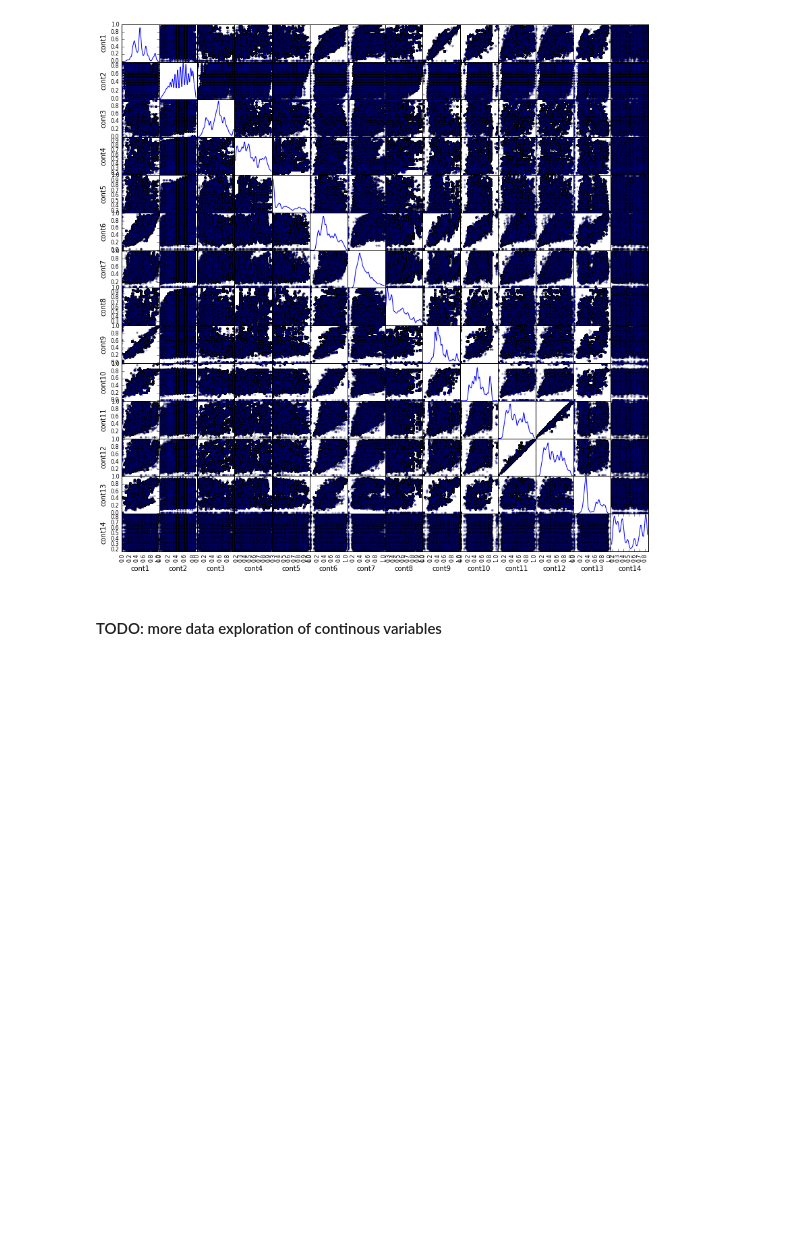
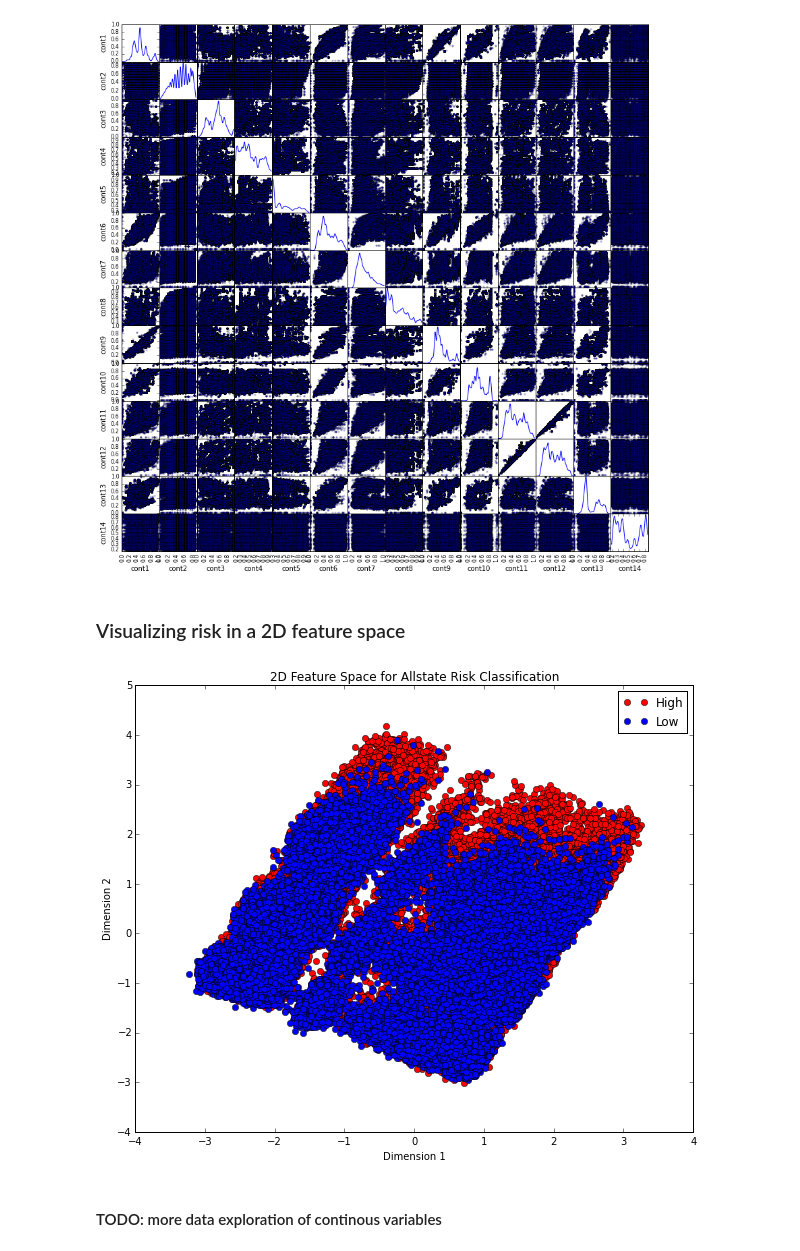
Before and after one commit to jtpdowns/AllstateChallenge, a Jupyter notebook: Allstate - Regression.ipynb, the cells around one changed output. Saved outputs shown, nothing was run; the diff lists cells and outputs as text; code cells hidden in the pictures; blank space fills up the shorter version.

Commit message:
Adding a 2d plot of high and low risk

```diff
--- a/Allstate - Regression.ipynb
+++ b/Allstate - Regression.ipynb
@@ -170,6 +170,40 @@ scatter_matrix(df_cont_vars, alpha=0.2, figsize=(14, 14), diagonal='kde')
 plt.show()
 # %% [output]
 [figure]
+# %% [markdown]
+### Visualizing risk in a 2D feature space
+# %%
+# Initialize PCA, k = 2
+pca2 = PCA(n_components = 2)
+# Fit model and apply the dimensionality reduction to train_data
+values = pca2.fit_transform(X_train) # returns a (126173, 2) array
+
+# Pull out values that are high and low risk
+h,l =[],[] # initialize empty list
+risk = np.asarray(y_train)
+for k in range(0,126173):
+    if risk[k] >= y_train[0].mean():
+        h.append(k) # append index to h if above risk mean
+    else:
+        l.append(k) # append index to l if below risk mean
+
+# Split into high (above mean) and low (below mean) categories
+high = np.asarray([values[i] for i in h])
+low = np.asarray([values[i] for i in l])
+h_toplot = np.transpose(high)
+l_toplot = np.transpose(low)
+
+# Plot arrays, red is high and blue is low
+fig = plt.subplots(figsize=(10.0,8.0))
+high, = plt.plot(h_toplot[0],h_toplot[1],'ro', label='High')
+low, = plt.plot(l_toplot[0],l_toplot[1],'bo',label='Low')
+plt.legend(handles=[high, low])
+plt.xlabel('Dimension 1')
+plt.ylabel('Dimension 2')
+plt.title('2D Feature Space for Allstate Risk Classification')
+plt.show()
+# %% [output]
+[figure, added]
 # %% [markdown]
 #### TODO: more data exploration of continous variables
 # %% [markdown]
```
